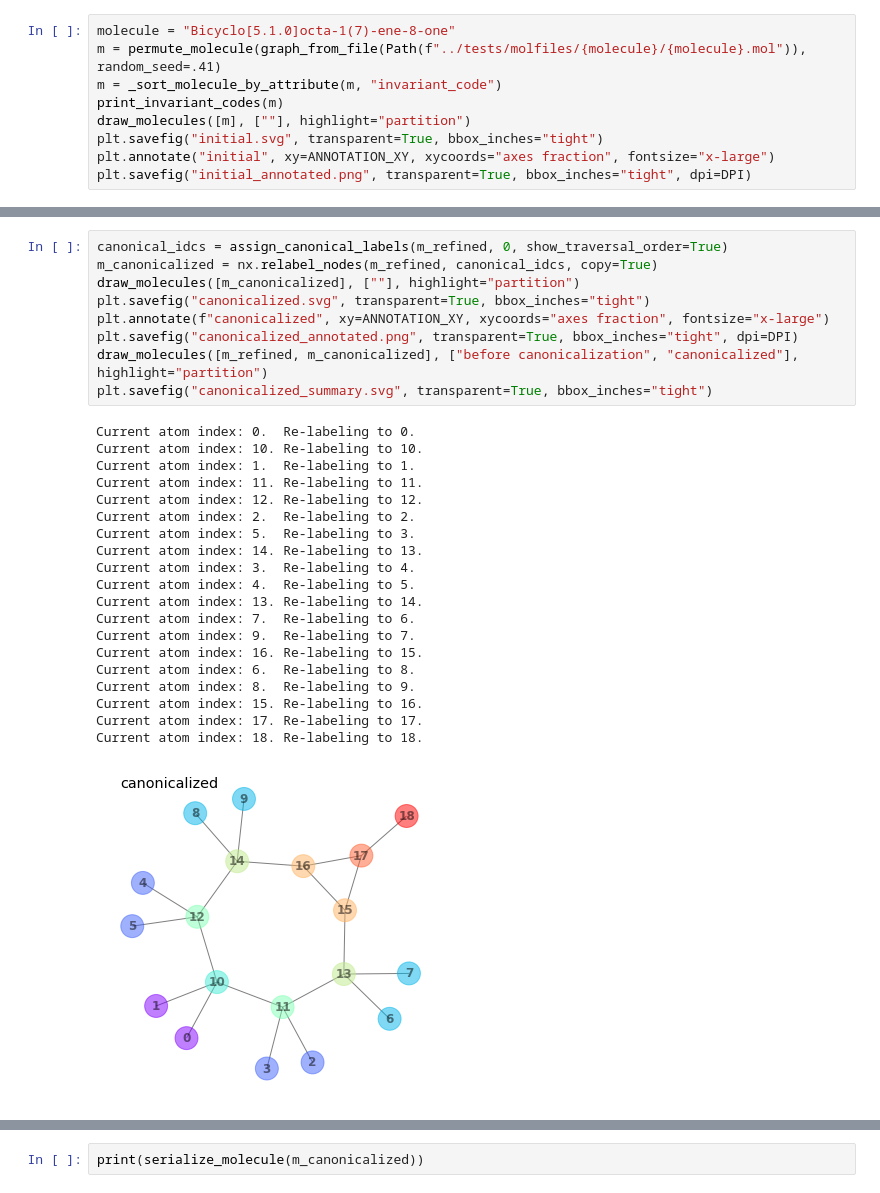
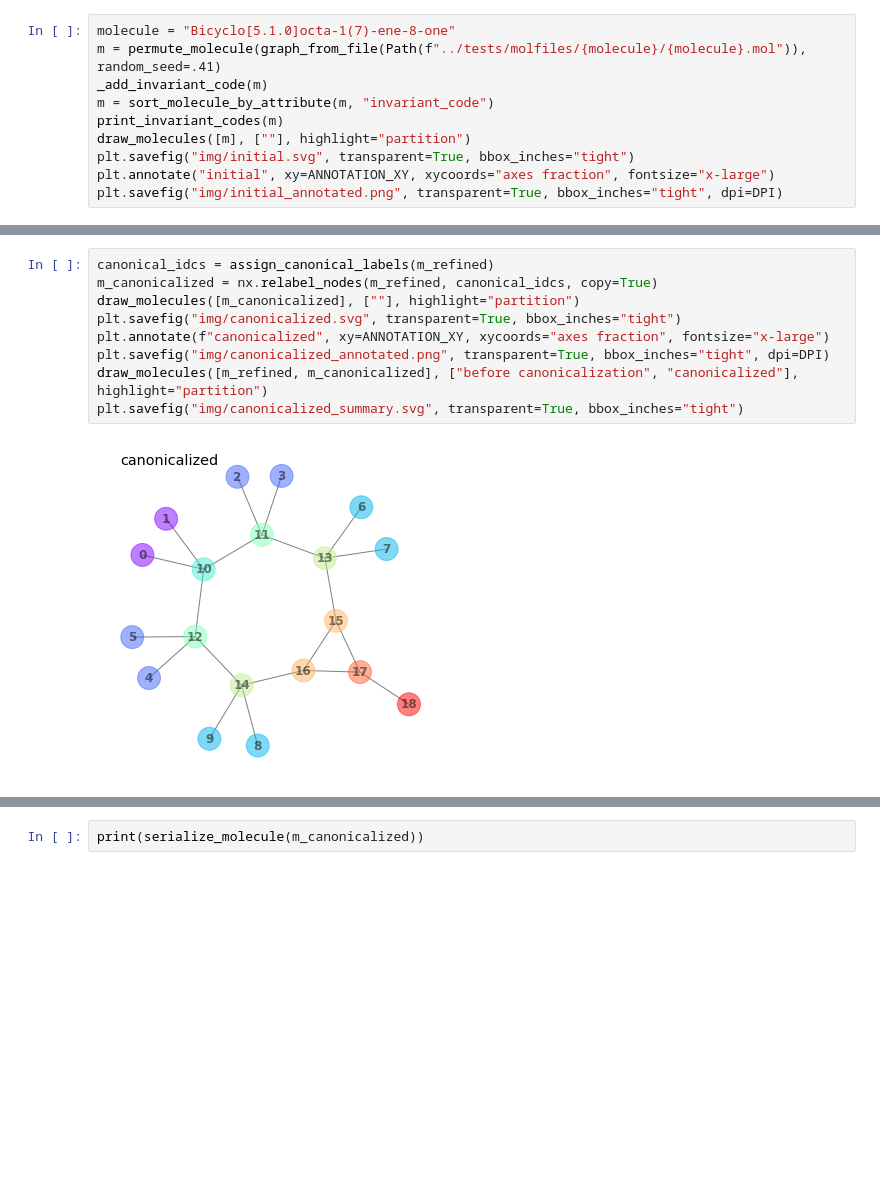
Before and after one commit to TUCAN-nest/TUCAN, a Jupyter notebook: docs/generate_figures.ipynb, the cells around one changed output, grey strips where cells are left out. Cells and saved outputs as stored; diff of their text form; blank space fills up the shorter version.

```diff
--- a/docs/generate_figures.ipynb
+++ b/docs/generate_figures.ipynb
@@ -68,10 +69,11 @@ def print_partitions(m):
 # %%
 molecule = "Bicyclo[5.1.0]octa-1(7)-ene-8-one"
 m = permute_molecule(graph_from_file(Path(f"../tests/molfiles/{molecule}/{molecule}.mol")), random_seed=.41)
-m = _sort_molecule_by_attribute(m, "invariant_code")
+_add_invariant_code(m)
+m = sort_molecule_by_attribute(m, "invariant_code")
 print_invariant_codes(m)
 draw_molecules([m], [""], highlight="partition")
-plt.savefig("initial.svg", transparent=True, bbox_inches="tight")
+plt.savefig("img/initial.svg", transparent=True, bbox_inches="tight")
 plt.annotate("initial", xy=ANNOTATION_XY, xycoords="axes fraction", fontsize="x-large")
-plt.savefig("initial_annotated.png", transparent=True, bbox_inches="tight", dpi=DPI)
+plt.savefig("img/initial_annotated.png", transparent=True, bbox_inches="tight", dpi=DPI)
 # %% [output]
@@ -157,30 +159,11 @@ plt.savefig("refined_summary.svg", transparent=True, bbox_inches="tight")
 # %%
-canonical_idcs = assign_canonical_labels(m_refined, 0, show_traversal_order=True)
+canonical_idcs = assign_canonical_labels(m_refined)
 m_canonicalized = nx.relabel_nodes(m_refined, canonical_idcs, copy=True)
 draw_molecules([m_canonicalized], [""], highlight="partition")
-plt.savefig("canonicalized.svg", transparent=True, bbox_inches="tight")
+plt.savefig("img/canonicalized.svg", transparent=True, bbox_inches="tight")
 plt.annotate(f"canonicalized", xy=ANNOTATION_XY, xycoords="axes fraction", fontsize="x-large")
-plt.savefig("canonicalized_annotated.png", transparent=True, bbox_inches="tight", dpi=DPI)
+plt.savefig("img/canonicalized_annotated.png", transparent=True, bbox_inches="tight", dpi=DPI)
 draw_molecules([m_refined, m_canonicalized], ["before canonicalization", "canonicalized"], highlight="partition")
-plt.savefig("canonicalized_summary.svg", transparent=True, bbox_inches="tight")
+plt.savefig("img/canonicalized_summary.svg", transparent=True, bbox_inches="tight")
 # %% [output]
-Current atom index: 0.  Re-labeling to 0.
-Current atom index: 10. Re-labeling to 10.
-Current atom index: 1.  Re-labeling to 1.
-Current atom index: 11. Re-labeling to 11.
-Current atom index: 12. Re-labeling to 12.
-Current atom index: 2.  Re-labeling to 2.
-Current atom index: 5.  Re-labeling to 3.
-Current atom index: 14. Re-labeling to 13.
-Current atom index: 3.  Re-labeling to 4.
-Current atom index: 4.  Re-labeling to 5.
-Current atom index: 13. Re-labeling to 14.
-Current atom index: 7.  Re-labeling to 6.
-Current atom index: 9.  Re-labeling to 7.
-Current atom index: 16. Re-labeling to 15.
-Current atom index: 6.  Re-labeling to 8.
-Current atom index: 8.  Re-labeling to 9.
-Current atom index: 15. Re-labeling to 16.
-Current atom index: 17. Re-labeling to 17.
-Current atom index: 18. Re-labeling to 18.
-[figure, old version]
+[figure, new version]
```
Also changed, not shown: parts of 6 cells of this notebook, 32 other files.
